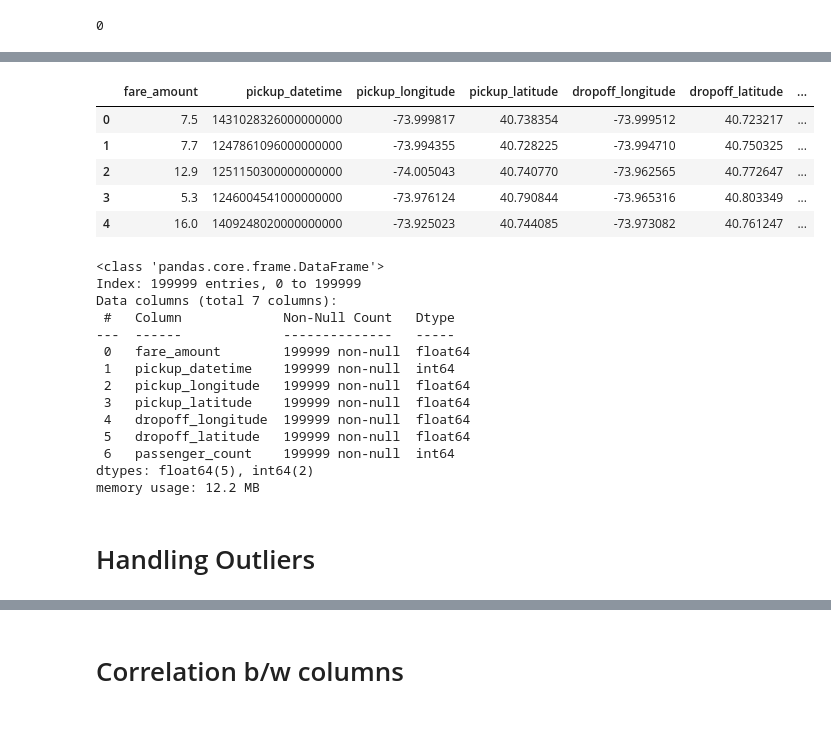
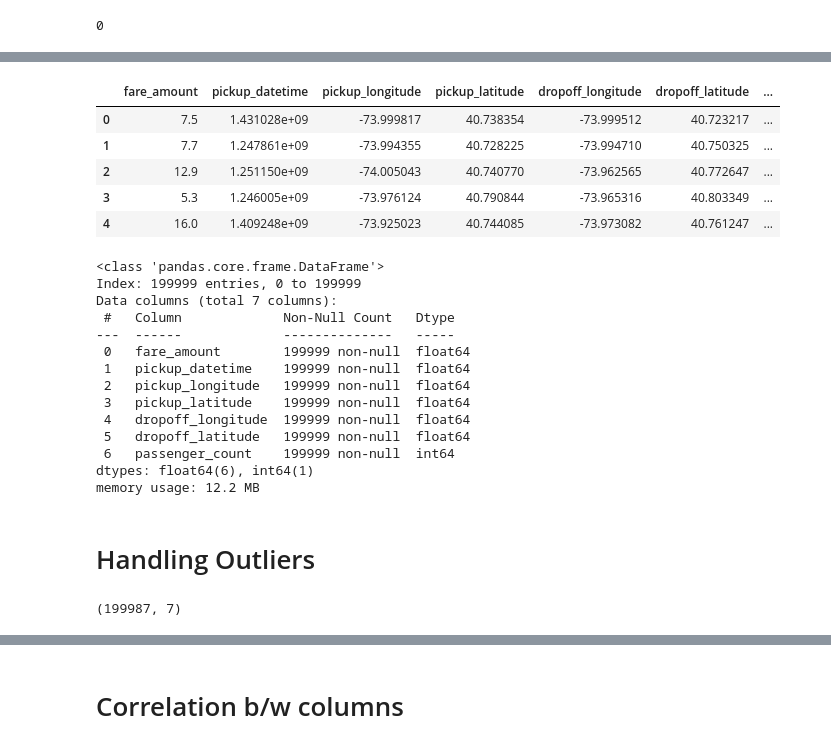
Before and after one commit to pratham-25/SEM_7_SPPU, a Jupyter notebook: ML/1_v2.ipynb, the cells around one changed output, grey strips where cells are left out. Saved outputs shown, nothing was run; the diff lists cells and outputs as text; code cells hidden in the pictures.

```diff
--- a/ML/1_v2.ipynb
+++ b/ML/1_v2.ipynb
@@ -80,15 +80,15 @@ memory usage: 12.2+ MB
 # %%
 # Converting object date to integer date
 
-df['pickup_datetime'] = pd.to_datetime(df['pickup_datetime']).astype(int)
+df['pickup_datetime'] = pd.to_datetime(df['pickup_datetime']).astype(int) / 10**9
 df.head()
 # %% [output]
 |  | fare_amount | pickup_datetime | pickup_longitude | pickup_latitude | dropoff_longitude | dropoff_latitude | ... |
-| 0 | 7.5 | 1431028326000000000 | -73.999817 | 40.738354 | -73.999512 | 40.723217 | ... |
-| 1 | 7.7 | 1247861096000000000 | -73.994355 | 40.728225 | -73.994710 | 40.750325 | ... |
-| 2 | 12.9 | 1251150300000000000 | -74.005043 | 40.740770 | -73.962565 | 40.772647 | ... |
-| 3 | 5.3 | 1246004541000000000 | -73.976124 | 40.790844 | -73.965316 | 40.803349 | ... |
-| 4 | 16.0 | 1409248020000000000 | -73.925023 | 40.744085 | -73.973082 | 40.761247 | ... |
+| 0 | 7.5 | 1.431028e+09 | -73.999817 | 40.738354 | -73.999512 | 40.723217 | ... |
+| 1 | 7.7 | 1.247861e+09 | -73.994355 | 40.728225 | -73.994710 | 40.750325 | ... |
+| 2 | 12.9 | 1.251150e+09 | -74.005043 | 40.740770 | -73.962565 | 40.772647 | ... |
+| 3 | 5.3 | 1.246005e+09 | -73.976124 | 40.790844 | -73.965316 | 40.803349 | ... |
+| 4 | 16.0 | 1.409248e+09 | -73.925023 | 40.744085 | -73.973082 | 40.761247 | ... |
 # %%
 df.info()
 # %% [output]
@@ -98,19 +98,32 @@ Data columns (total 7 columns):
  #   Column             Non-Null Count   Dtype
 ---  ------             --------------   -----
  0   fare_amount        199999 non-null  float64
- 1   pickup_datetime    199999 non-null  int64
+ 1   pickup_datetime    199999 non-null  float64
  2   pickup_longitude   199999 non-null  float64
  3   pickup_latitude    199999 non-null  float64
  4   dropoff_longitude  199999 non-null  float64
  5   dropoff_latitude   199999 non-null  float64
  6   passenger_count    199999 non-null  int64
-dtypes: float64(5), int64(2)
+dtypes: float64(6), int64(1)
 memory usage: 12.2 MB
 # %% [markdown]
 # Handling Outliers
 # %%
 # Longitude ranges from 0 deg to 180 deg
 # Latitude ranges from 0 deg to 90 deg
+
+# Handling outliers in longitudes and latitudes
+
+df = df[
+    (df['pickup_latitude'] <= 90) & (df['dropoff_latitude'] <= 90) &
+    (df['pickup_latitude'] >= -90) & (df['dropoff_latitude'] >= -90) &
+    (df['pickup_longitude'] <= 180) & (df['dropoff_longitude'] <= 180) &
+    (df['pickup_longitude'] >= -180) & (df['dropoff_longitude'] >= -180)
+]
+
+df.shape
+# %% [output]
+(199987, 7)
 # %%
 def plot_boxplot(col):
     plt.figure(figsize=(5,5))
```
Also changed, not shown: parts of 16 cells of this notebook, 4 other files.
